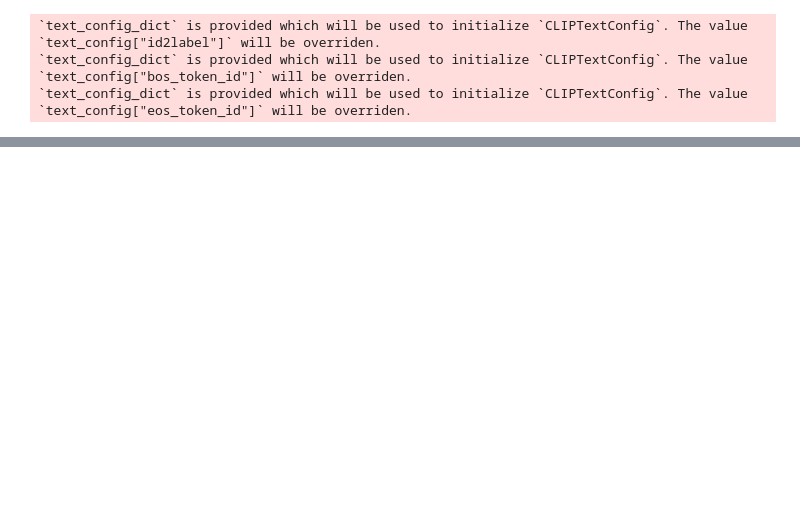
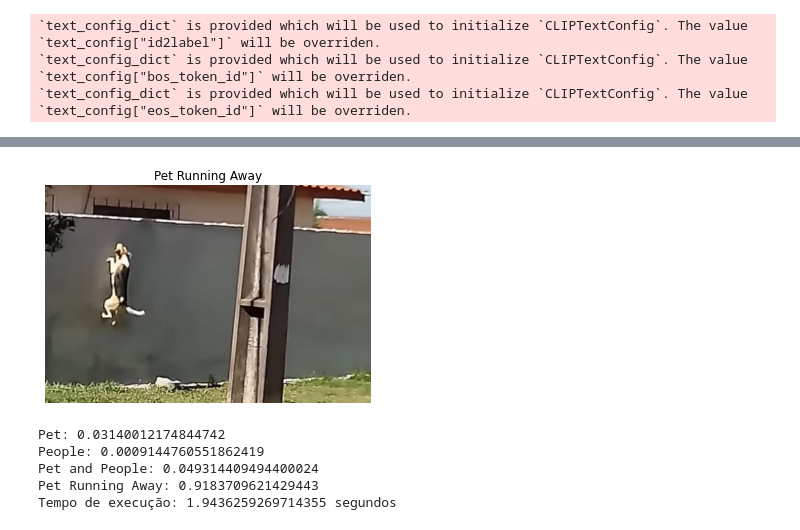
Before and after one commit to alissonlss/image-classification, a Jupyter notebook: Modelo_IA_Classificacao_Imagem.ipynb, the cells around one changed output, grey strips where cells are left out. Drawn from its saved outputs; the diff is of its cells as text; code cells hidden in the pictures; blank space fills up the shorter version.

```diff
--- a/Modelo_IA_Classificacao_Imagem.ipynb
+++ b/Modelo_IA_Classificacao_Imagem.ipynb
@@ -84,0 +136,19 @@ Pet and People: 0.03174609690904617
+# %%
+# teste 5
+start_time = time.time()
+
+classifica_imagem("C:/Users/aliss/Downloads/fugindo3.jpg")
+
+end_time = time.time()
+
+# Calcule o tempo decorrido
+elapsed_time = end_time - start_time
+
+print(f"Tempo de execução: {elapsed_time} segundos")
+# %% [output]
+[figure, added]
+Pet: 0.03140012174844742
+People: 0.0009144760551862419
+Pet and People: 0.049314409494400024
+Pet Running Away: 0.9183709621429443
+Tempo de execução: 1.9436259269714355 segundos
```
Also changed, not shown: parts of 8 cells of this notebook.
